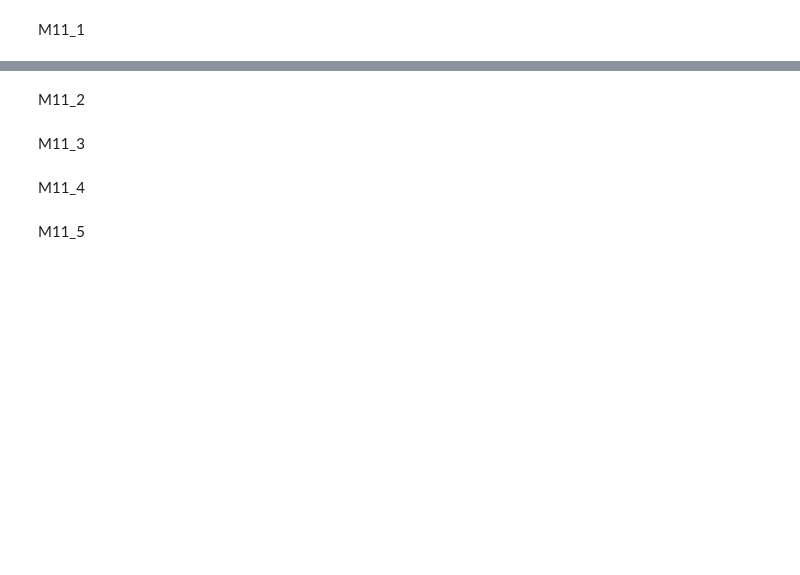
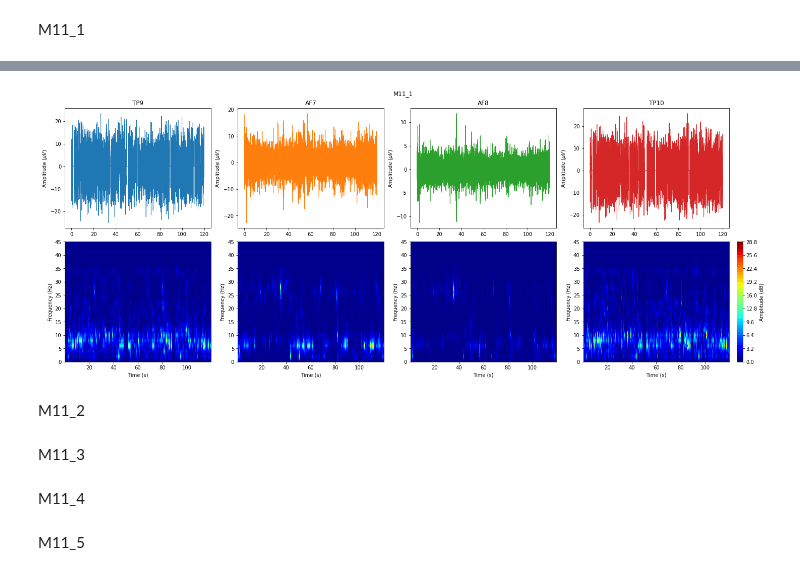
Before and after one commit to iggy96/eegMusicTherapy, a Jupyter notebook: manual_ICA.ipynb, the cells around one changed output, grey strips where cells are left out. Cells and saved outputs as stored; diff of their text form; code cells hidden in the pictures; blank space fills up the shorter version.

```diff
--- a/manual_ICA.ipynb
+++ b/manual_ICA.ipynb
@@ -146,7 +149,29 @@ plots(ica_M11_1,time_s,**args)
+# %%
+wins = slidingWindow(ica_M11_1,time_s,0.125,0.125)
+wins_TP9 = wins[0]
+wins_AF7 = wins[1]
+wins_AF8 = wins[2]
+wins_TP10 = wins[3]
+
+threshold = 10
+
+# TP9
+#plotss(wins_TP9,(100,40),'Pre-Removal')
+wins_TP9 = manArtfRemoval(wins_TP9,threshold)
+#plotss(wins_TP9,(100,40),'Post-Removal')
+wins_TP9 = wins_TP9.reshape(-1,1)
+wins_AF7 =  manArtfRemoval(wins_AF7,threshold)
+wins_AF7 = wins_AF7.reshape(-1,1)
+wins_AF8 = manArtfRemoval(wins_AF8,threshold)
+wins_AF8 = wins_AF8.reshape(-1,1)
+wins_TP10 = manArtfRemoval(wins_TP10,threshold)
+wins_TP10 = wins_TP10.reshape(-1,1)
 # %%
-pk_M11_1 = pk2pk(ica_M11_1,[25,12,5,25])
 args = {'fs':cfg.fs,'figsize':(20,8),'subTitles':['TP9','AF7','AF8','TP10'],'title':'M11_1','timeFrequencyDomainPlots':True}
+pk_M11_1 = np.hstack((wins_TP9,wins_AF7,wins_AF8,wins_TP10))
 plots(pk_M11_1,time_s,**args)
+# %% [output]
+[figure, added]
 # %% [markdown]
 M11_2
 # %%
```
Also changed, not shown: parts of 3 cells of this notebook.
